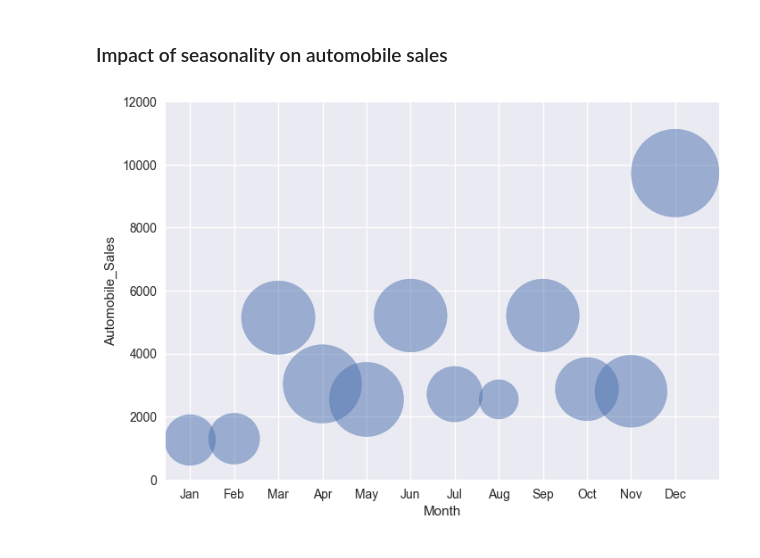
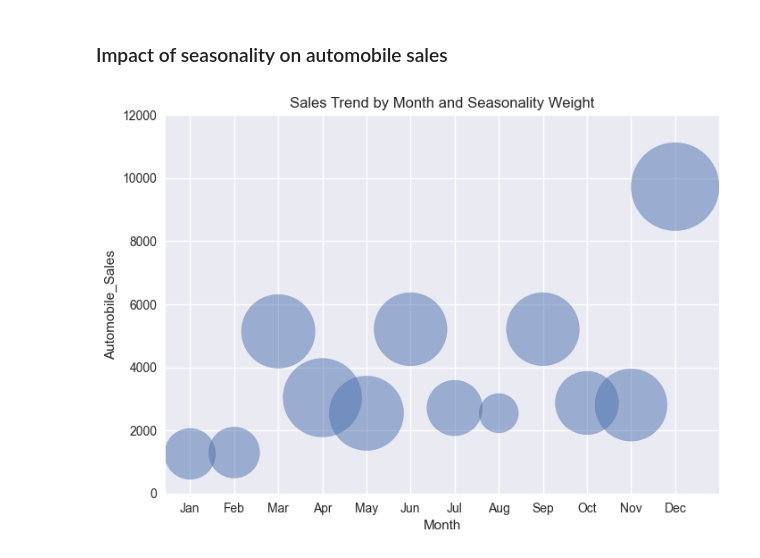
Before and after one commit to svd-jelo/IBM-Data-Science-Specialization, a Jupyter notebook: Course-8_Data-Visualization/final-project/Course-8-Final-Project_Recession.ipynb, the cells around one changed output. Cells and saved outputs as stored; diff of their text form; code cells hidden in the pictures.

```diff
--- a/Course-8_Data-Visualization/final-project/Course-8-Final-Project_Recession.ipynb
+++ b/Course-8_Data-Visualization/final-project/Course-8-Final-Project_Recession.ipynb
@@ -254,28 +254,29 @@ From the above plots, we can see that the GDP during recession periods tends to
 # %%
 df_new = df[df['Recession']==0].groupby('Month', as_index=False)[['Automobile_Sales','Seasonality_Weight']].mean()
 
 # Replace month names to int so that months are sorted along the x-axis
 abbr_to_num = {
     name: num
     for num, name in enumerate(calendar.month_abbr)
 }
 for month in df_new['Month'].values:
     df_new.loc[lambda df: df['Month'] == month, 'Month'] = abbr_to_num[month]
 
 df_new.plot(
     kind = 'scatter',
     x = 'Month',
     y = 'Automobile_Sales',
     alpha = 0.5,
     s = df_new['Seasonality_Weight'] * 4000
 )
 plt.xticks(
     ticks = df_new['Month'].values.tolist(),
     labels = [calendar.month_abbr[i] for i in df_new['Month'].values.tolist()]
 
 )
+plt.title('Sales Trend by Month and Seasonality Weight')
 plt.ylim(top=12000, bottom=0)
 plt.xlim(right=13)
 plt.show()
 # %% [output]
-[figure, old version]
+[figure, new version]
```
Also changed, not shown: parts of 21 cells of this notebook.
